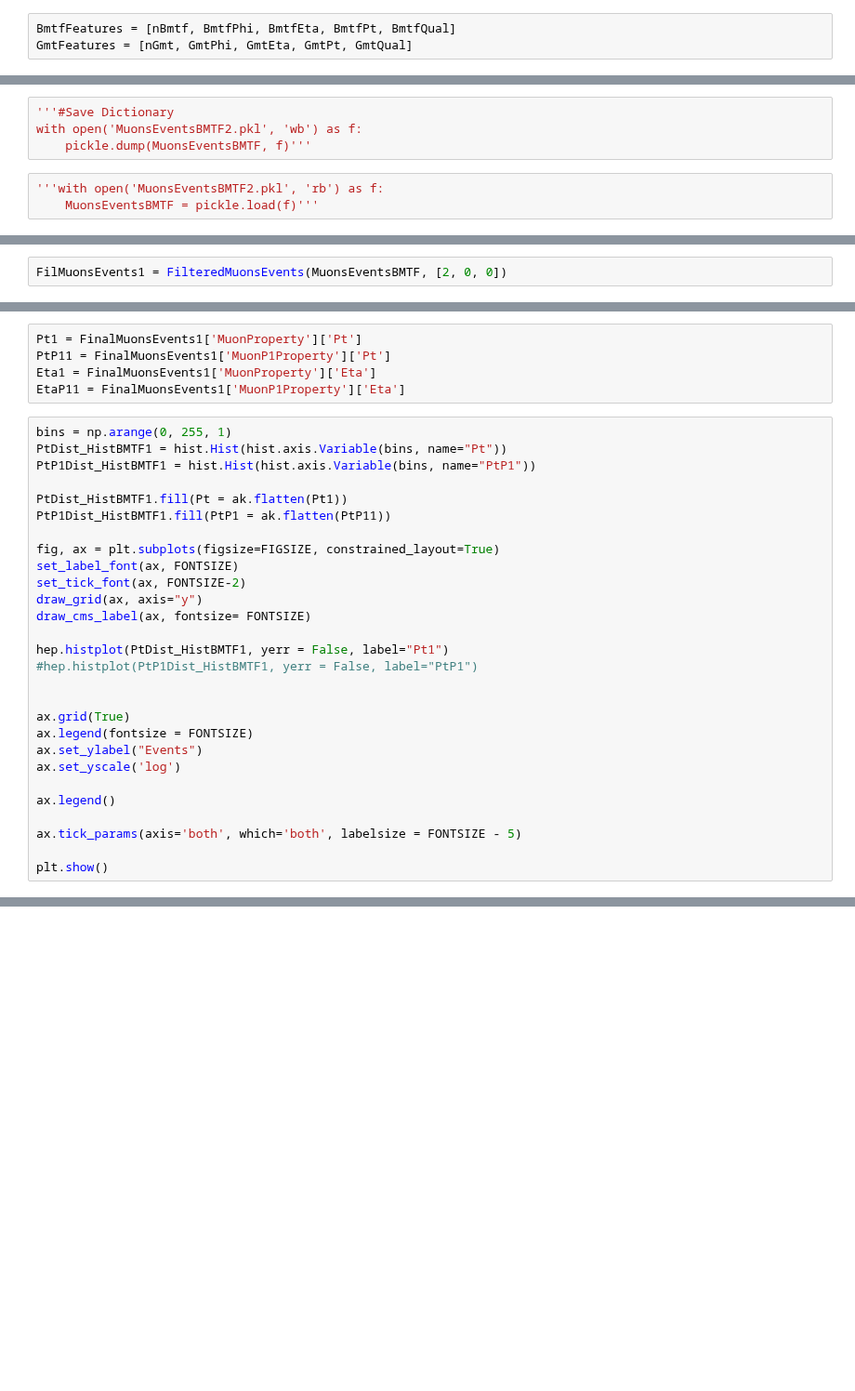
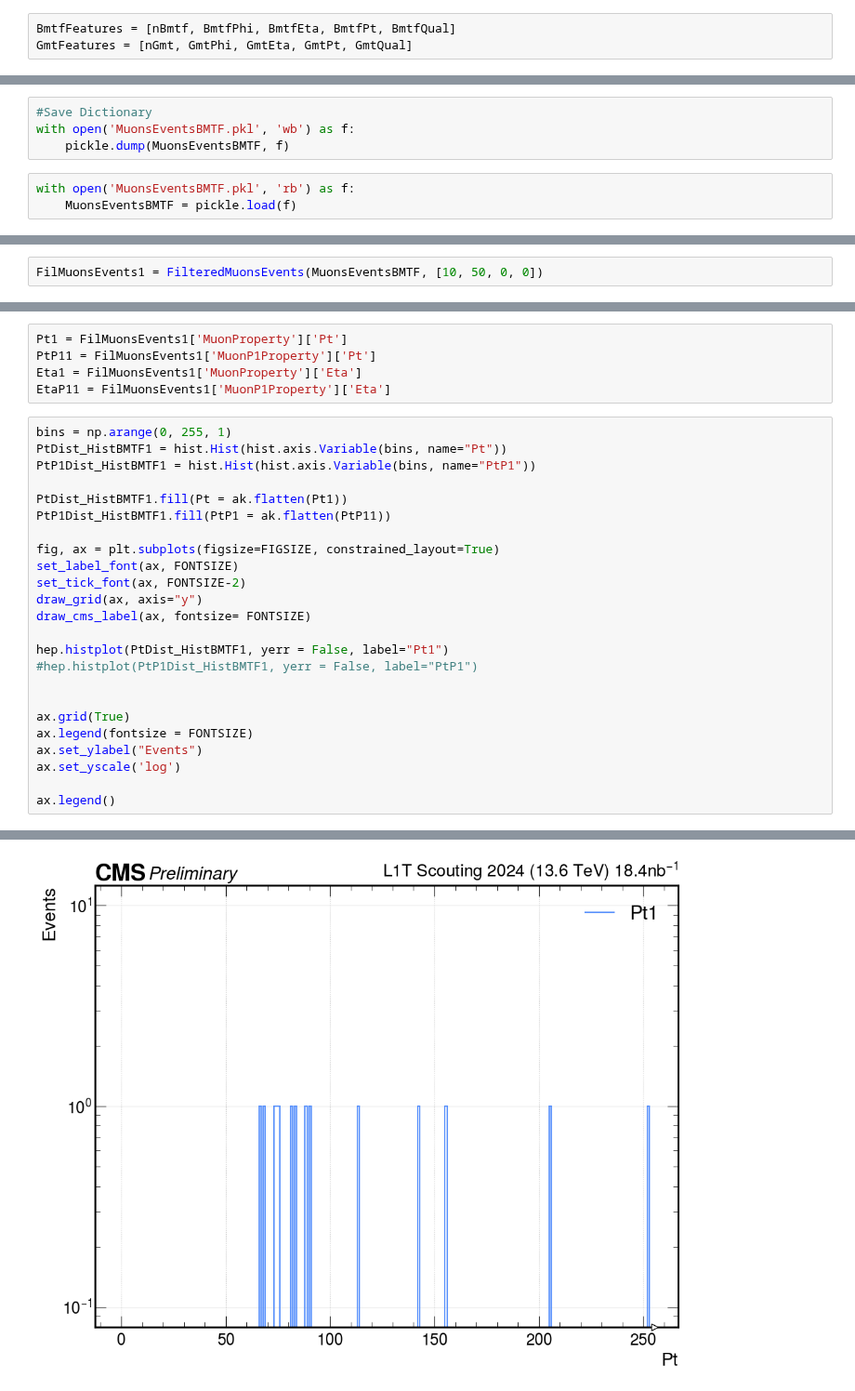
Before and after one commit to francescoreschio/Tesi-Triennale, a Jupyter notebook: Codice/HSCP.ipynb, the cells around one changed output, grey strips where cells are left out. Shown at 93% size. Cells and saved outputs as stored; diff of their text form; blank space fills up the shorter version.

```diff
--- a/Codice/HSCP.ipynb
+++ b/Codice/HSCP.ipynb
@@ -166,7 +165,7 @@ MuonsEventsBMTF = HSCP(BmtfFeatures, Number = 1_000_000)#len(BmtfFeatures[0]))
 # %%
-'''#Save Dictionary
-with open('MuonsEventsBMTF2.pkl', 'wb') as f:
-    pickle.dump(MuonsEventsBMTF, f)'''
+#Save Dictionary
+with open('MuonsEventsBMTF.pkl', 'wb') as f:
+    pickle.dump(MuonsEventsBMTF, f)
 # %%
-'''with open('MuonsEventsBMTF2.pkl', 'rb') as f:
-    MuonsEventsBMTF = pickle.load(f)'''
+with open('MuonsEventsBMTF.pkl', 'rb') as f:
+    MuonsEventsBMTF = pickle.load(f)
@@ -225,2 +226,2 @@ def FilteredMuonsEvents(MuonsEvents, Threshold):
 # %%
-FilMuonsEvents1 = FilteredMuonsEvents(MuonsEventsBMTF, [2, 0, 0])
+FilMuonsEvents1 = FilteredMuonsEvents(MuonsEventsBMTF, [10, 50, 0, 0])
@@ -230,8 +232,8 @@ FinalMuonsEvents1
 # %%
-Pt1 = FinalMuonsEvents1['MuonProperty']['Pt']
-PtP11 = FinalMuonsEvents1['MuonP1Property']['Pt']
-Eta1 = FinalMuonsEvents1['MuonProperty']['Eta']
-EtaP11 = FinalMuonsEvents1['MuonP1Property']['Eta']
+Pt1 = FilMuonsEvents1['MuonProperty']['Pt']
+PtP11 = FilMuonsEvents1['MuonP1Property']['Pt']
+Eta1 = FilMuonsEvents1['MuonProperty']['Eta']
+EtaP11 = FilMuonsEvents1['MuonP1Property']['Eta']
 # %%
 bins = np.arange(0, 255, 1)
 PtDist_HistBMTF1 = hist.Hist(hist.axis.Variable(bins, name="Pt"))
@@ -256,7 +258,4 @@ ax.set_ylabel("Events")
 ax.set_yscale('log')
 
 ax.legend()
-
-ax.tick_params(axis='both', which='both', labelsize = FONTSIZE - 5)
-
-plt.show()
+# %% [output]
@@ -262,0 +263 @@ plt.show()
+[figure, added]
```
Also changed, not shown: parts of 8 cells of this notebook, 2 other files.
